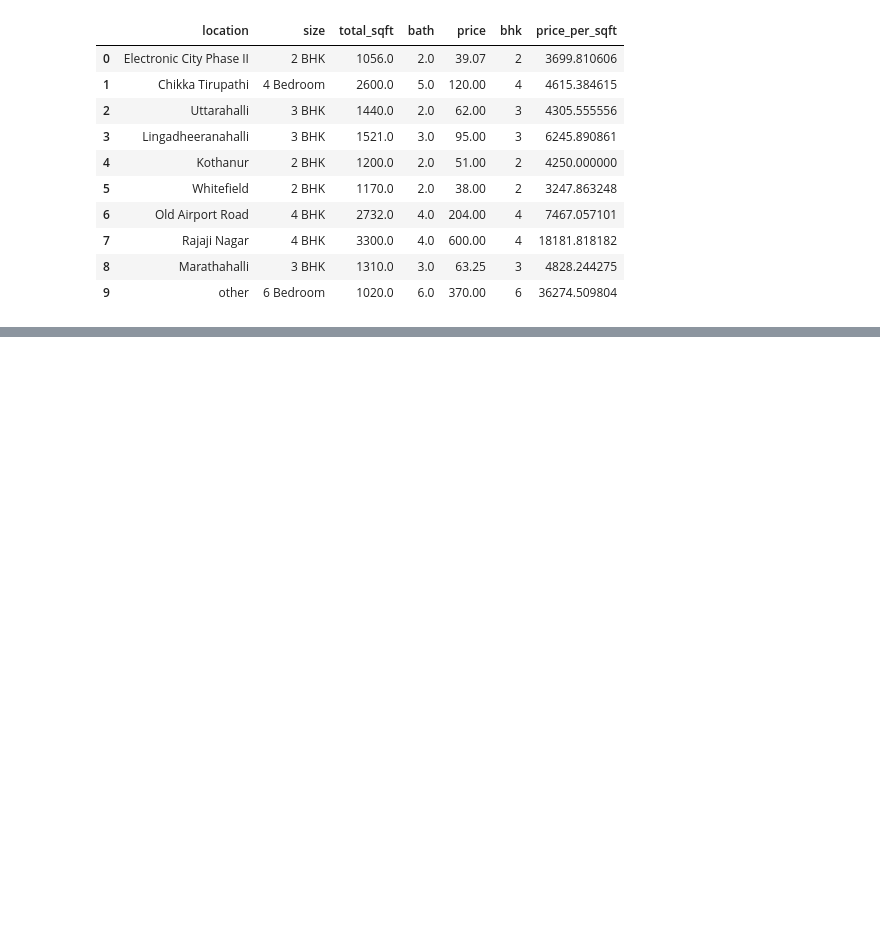
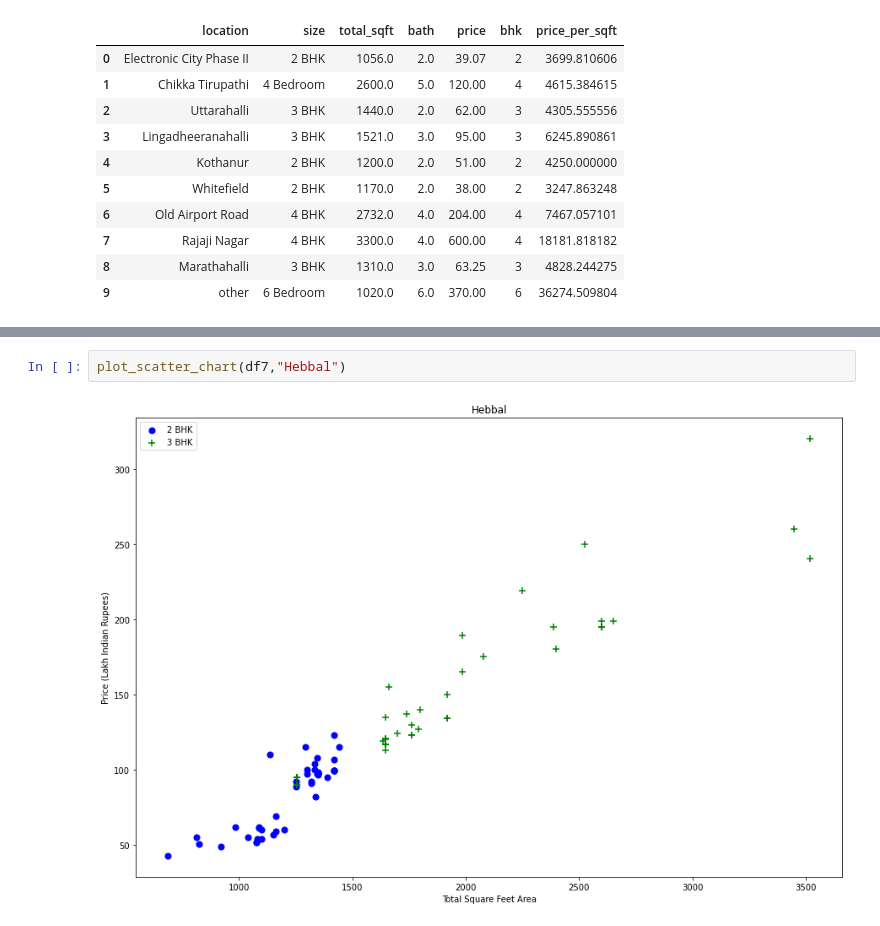
Before and after one commit to shubheshswain91/Data_Science_projects, a Jupyter notebook: bangalore_real_estate_house_prediction.ipynb, the cells around one changed output, grey strips where cells are left out. Drawn from its saved outputs; the diff is of its cells as text; blank space fills up the shorter version.

```diff
--- a/bangalore_real_estate_house_prediction.ipynb
+++ b/bangalore_real_estate_house_prediction.ipynb
@@ -273,0 +392,4 @@ df4.head(10)
+# %%
+plot_scatter_chart(df7,"Hebbal")
+# %% [output]
+[figure, added]
```
Also changed, not shown: parts of 21 cells of this notebook.
